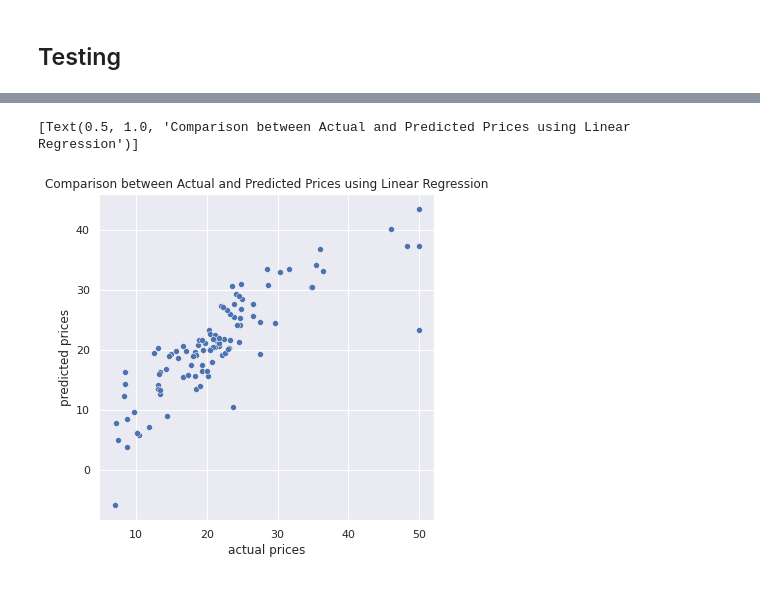
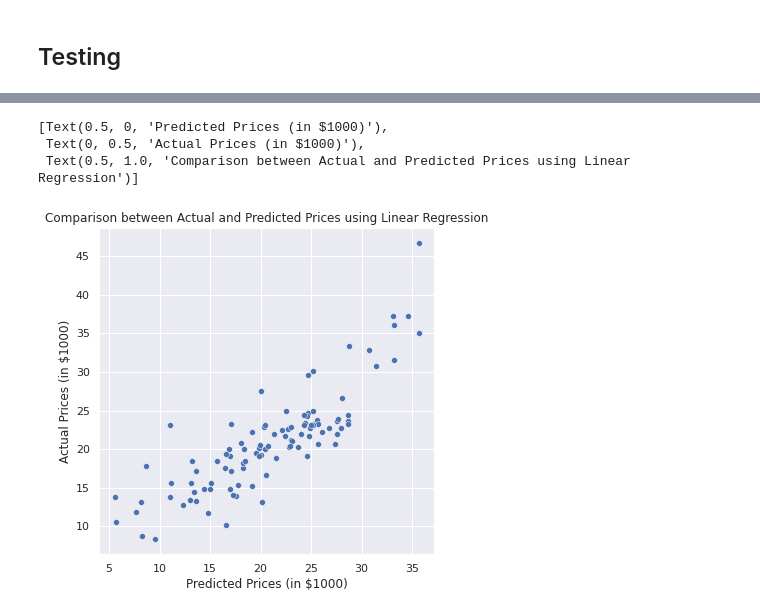
Before and after one commit to SaiKiru/cc19-notebooks, a Jupyter notebook: Act1 - BostonHousePrices/Act1 - BostonHousePrices.ipynb, the cells around one changed output, grey strips where cells are left out. Drawn from its saved outputs; the diff is of its cells as text; code cells hidden in the pictures.

Commit message:
Update Act1 - BostonHousePrices

```diff
--- a/Act1 - BostonHousePrices/Act1 - BostonHousePrices.ipynb
+++ b/Act1 - BostonHousePrices/Act1 - BostonHousePrices.ipynb
@@ -75,14 +77,20 @@ Root Mean Squared Error: 4.94
 # %%
 
 # visually compare predictions with actual values
 data = pd.DataFrame(zip(y_test, y_predict), columns=['actual prices', 'predicted prices'])
 
 sb.set(rc={'figure.figsize':(6, 6)})
 sb.scatterplot(
     data=data,
-    x='actual prices',
-    y='predicted prices'
-).set(title='Comparison between Actual and Predicted Prices using Linear Regression')
+    x='predicted prices',
+    y='actual prices'
+).set(
+    xlabel='Predicted Prices (in $1000)',
+    ylabel='Actual Prices (in $1000)',
+    title='Comparison between Actual and Predicted Prices using Linear Regression'
+)
 # %% [output]
-[Text(0.5, 1.0, 'Comparison between Actual and Predicted Prices using Linear Regression')]
+[Text(0.5, 0, 'Predicted Prices (in $1000)'),
+ Text(0, 0.5, 'Actual Prices (in $1000)'),
+ Text(0.5, 1.0, 'Comparison between Actual and Predicted Prices using Linear Regression')]
-[figure, old version]
+[figure, new version]
```
Also changed, not shown: parts of 4 cells of this notebook.
